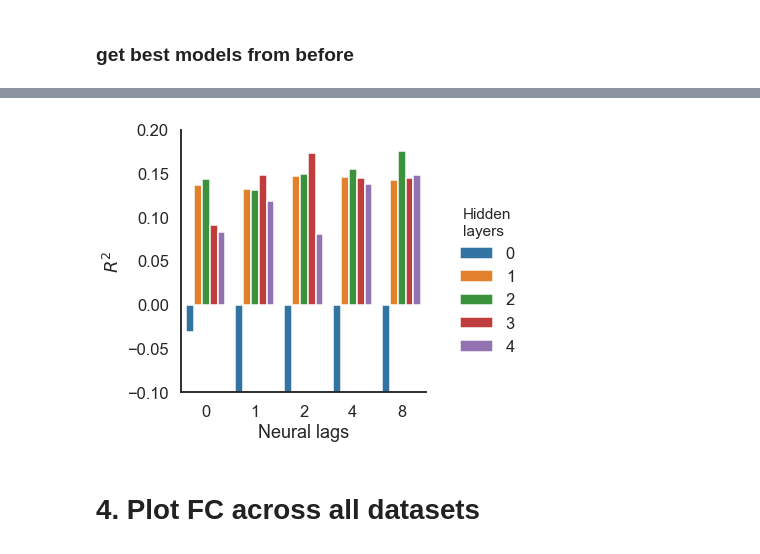
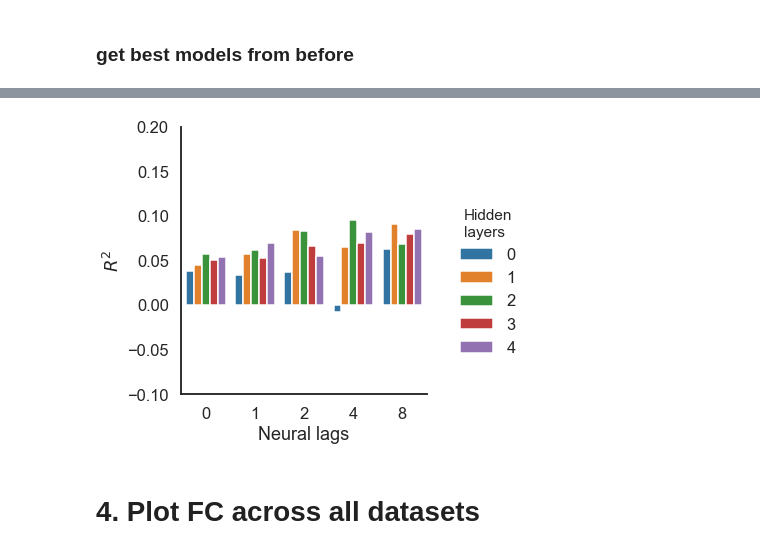
Before and after one commit to themattinthehatt/behavenet, a Jupyter notebook: behavenet/analyses/notebooks/decoder_analysis_notebook.ipynb, the cells around one changed output, grey strips where cells are left out. Drawn from its saved outputs; the diff is of its cells as text; code cells hidden in the pictures.

```diff
--- a/behavenet/analyses/notebooks/decoder_analysis_notebook.ipynb
+++ b/behavenet/analyses/notebooks/decoder_analysis_notebook.ipynb
@@ -20,10 +20,10 @@ results_dir = '/home/mattw/results/behavenet_figs/'
 # %%
 # specify decoder directory
 hparams = {
-    'data_dir': '/home/mattw/data',  # might be a different path than what is saved in hparams
+    'data_dir': '/media/mattw/data',  # might be a different path than what is saved in hparams
     'tt_save_path': '/home/mattw/results/behavenet'}
 
-lab = 'musall'
+lab = 'steinmetz'
 model_types = ['linear', 'ff']  # keep both
 model_class = 'neural-ae'  # 'neural-ae' | 'neural-arhmm'
 expt_name = 'grid_search'
@@ -265,7 +285,7 @@ from behavenet.fitting.eval import get_test_r2
 versions = best_models_df.version.unique()
 
 hparams = {
-    'data_dir': '/home/mattw/data',  # might be a different path than what is saved in hparams
+    'data_dir': '/media/mattw/data',  # might be a different path than what is saved in hparams
     'tt_save_path': '/home/mattw/results/behavenet',
     'experiment_name': 'grid_search',
     'model_class': 'neural-ae',
@@ -274,10 +294,11 @@ hparams = {
 # labs = ['musall'] #['steinmetz', 'steinmetz-face', 'musall', 'datta']
 
 # for lab in labs:
-
+lab = 'steinmetz-face'
 get_lab_example(hparams, lab)
 
 hparams['model_class'] = 'neural-ae'
+hparams['subsample_regions'] = 'none'
 all_test_r2s = []
 for version in versions:
     # get model version/model type
@@ -316,22 +341,22 @@ Loading model defined in /home/mattw/results/behavenet/datta/inscopix/15566/2018
 # %%
 sns.set_style('white'); sns.set_context('talk')
 splt = sns.catplot(
-    x='n_lags', y='r2', hue='n_hid_lags', kind='bar', data=all_test_r2s_df)
+    x='n_lags', y='r2', hue='n_hid_layers', kind='bar', data=all_test_r2s_df)
 splt.ax.set_ylabel('$R^2$')
 splt.ax.set_xlabel('Neural lags')
 if hue is not None:
     splt._legend.set_title('Hidden\nlayers')
 splt.ax.set_ylim([-0.1, 0.2])
 if save_outputs:
     save_file = os.path.join(results_dir, '%s_decoder_R2s_across_trials' % lab)
 else:
     save_file = None
 if save_file is not None:
     plt.savefig(save_file + '.jpg', dpi=300, format='jpeg')
 
 plt.show()
 # %% [output]
-[figure, old version]
+[figure, new version]
 # %% [markdown]
 # 4. Plot FC across all datasets
 # %%
```
Also changed, not shown: parts of 6 cells of this notebook, 7 other files.
